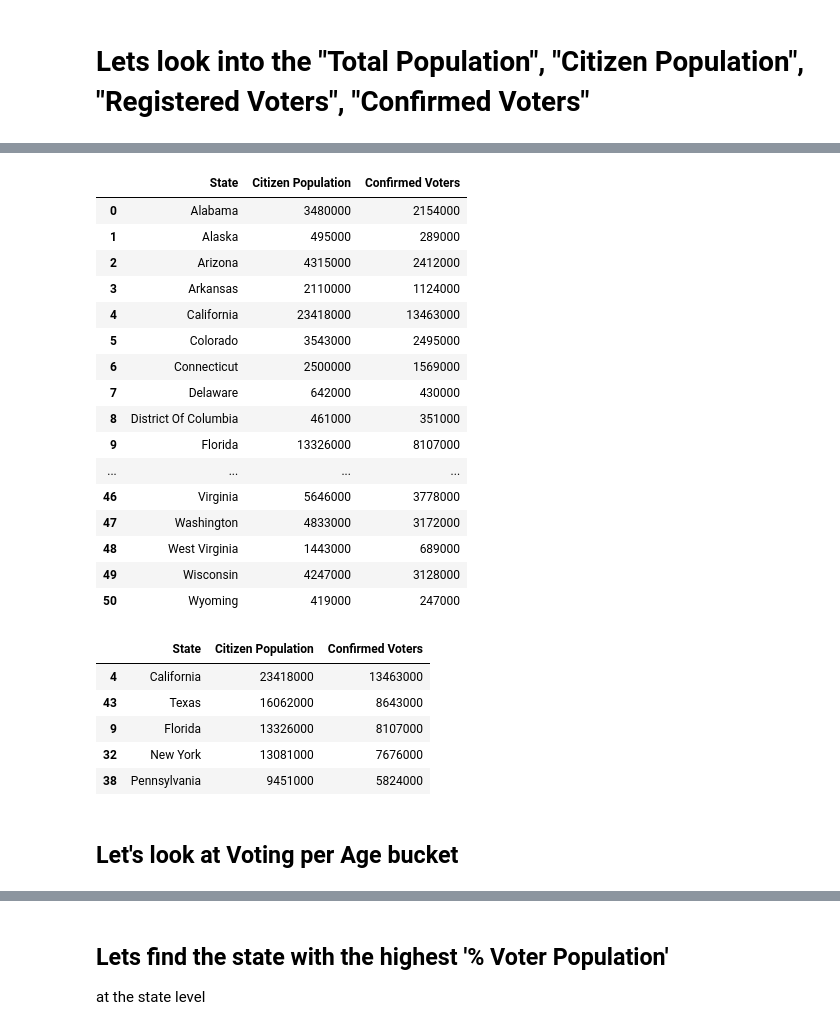
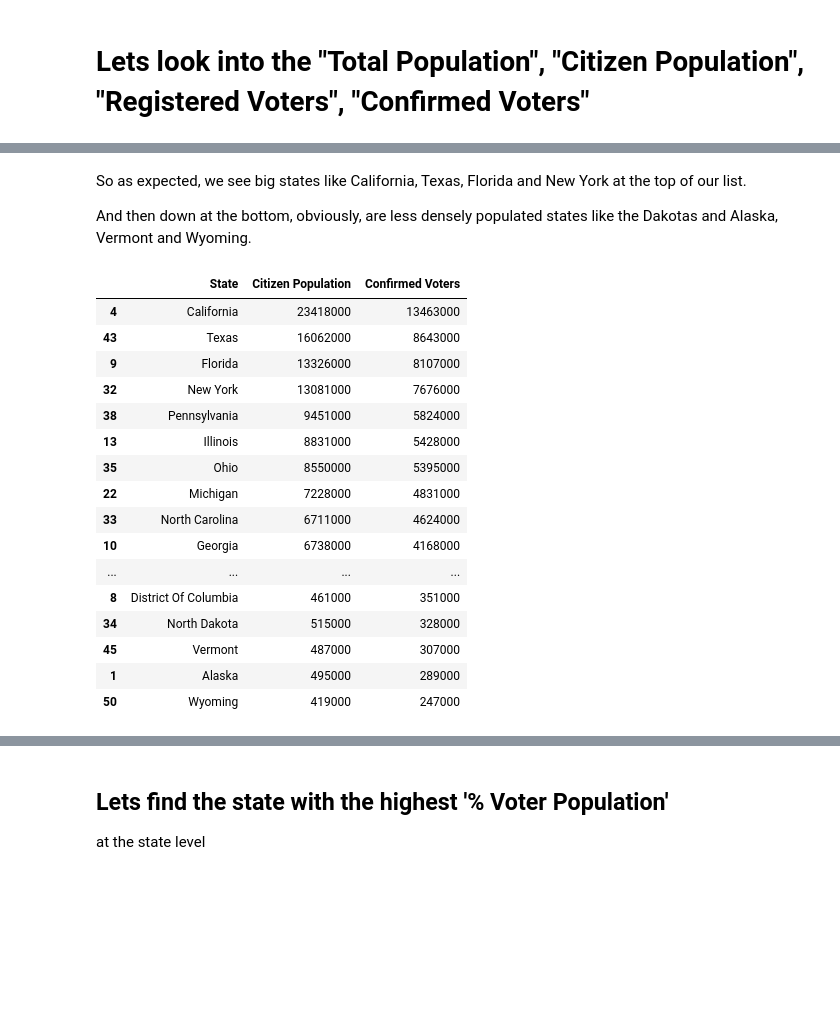
Before and after one commit to JeffreyAsuncion/Data_Analysis_2012_US_Voter_Data, a Jupyter notebook: US_Voter_2012.ipynb, the cells around one changed output, grey strips where cells are left out. Cells and saved outputs as stored; diff of their text form; code cells hidden in the pictures; blank space fills up the shorter version.

Commit message:
Cleaned up comments for state level calculation for % Voter Population

```diff
--- a/US_Voter_2012.ipynb
+++ b/US_Voter_2012.ipynb
@@ -75,33 +103,26 @@ df.groupby("State").sum()
+# %% [markdown]
+So as expected, we see big states like California, Texas, Florida and New York at the top of our
+list.
+
+And then down at the bottom, obviously, are less densely populated states like the Dakotas and Alaska,
+Vermont and Wyoming.
 # %%
-df.groupby("State")['Citizen Population','Confirmed Voters'].sum().reset_index()
+df.groupby("State")['Citizen Population','Confirmed Voters'].sum().reset_index().sort_values('Confirmed Voters', ascending=False)
 # %% [output]
 |  | State | Citizen Population | Confirmed Voters |
-| 0 | Alabama | 3480000 | 2154000 |
+| 4 | California | 23418000 | 13463000 |
+| 43 | Texas | 16062000 | 8643000 |
+| 9 | Florida | 13326000 | 8107000 |
+| 32 | New York | 13081000 | 7676000 |
+| 38 | Pennsylvania | 9451000 | 5824000 |
+| 13 | Illinois | 8831000 | 5428000 |
+| 35 | Ohio | 8550000 | 5395000 |
+| 22 | Michigan | 7228000 | 4831000 |
+| 33 | North Carolina | 6711000 | 4624000 |
+| 10 | Georgia | 6738000 | 4168000 |
+| ... | ... | ... | ... |
+| 8 | District Of Columbia | 461000 | 351000 |
+| 34 | North Dakota | 515000 | 328000 |
+| 45 | Vermont | 487000 | 307000 |
 | 1 | Alaska | 495000 | 289000 |
-| 2 | Arizona | 4315000 | 2412000 |
-| 3 | Arkansas | 2110000 | 1124000 |
-| 4 | California | 23418000 | 13463000 |
-| 5 | Colorado | 3543000 | 2495000 |
-| 6 | Connecticut | 2500000 | 1569000 |
-| 7 | Delaware | 642000 | 430000 |
-| 8 | District Of Columbia | 461000 | 351000 |
-| 9 | Florida | 13326000 | 8107000 |
-| ... | ... | ... | ... |
-| 46 | Virginia | 5646000 | 3778000 |
-| 47 | Washington | 4833000 | 3172000 |
-| 48 | West Virginia | 1443000 | 689000 |
-| 49 | Wisconsin | 4247000 | 3128000 |
 | 50 | Wyoming | 419000 | 247000 |
-# %%
-new_df = df.groupby("State")['Citizen Population','Confirmed Voters'].sum().reset_index()
-new_df = new_df.sort_values(by=['Citizen Population'], ascending=False)
-new_df.head(5)
-# %% [output]
-|  | State | Citizen Population | Confirmed Voters |
-| 4 | California | 23418000 | 13463000 |
-| 43 | Texas | 16062000 | 8643000 |
-| 9 | Florida | 13326000 | 8107000 |
-| 32 | New York | 13081000 | 7676000 |
-| 38 | Pennsylvania | 9451000 | 5824000 |
-# %% [markdown]
-## Let's look at Voting per Age bucket
```
Also changed, not shown: parts of 31 cells of this notebook.
